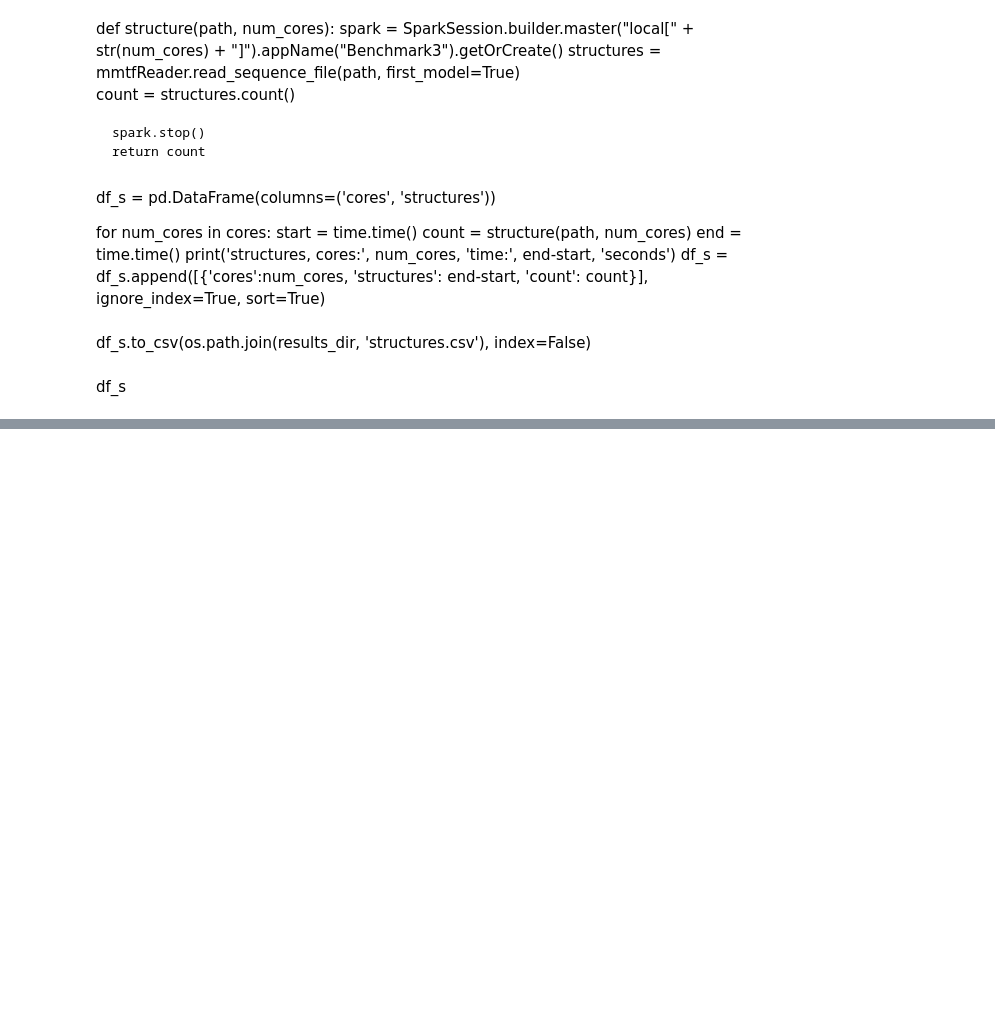
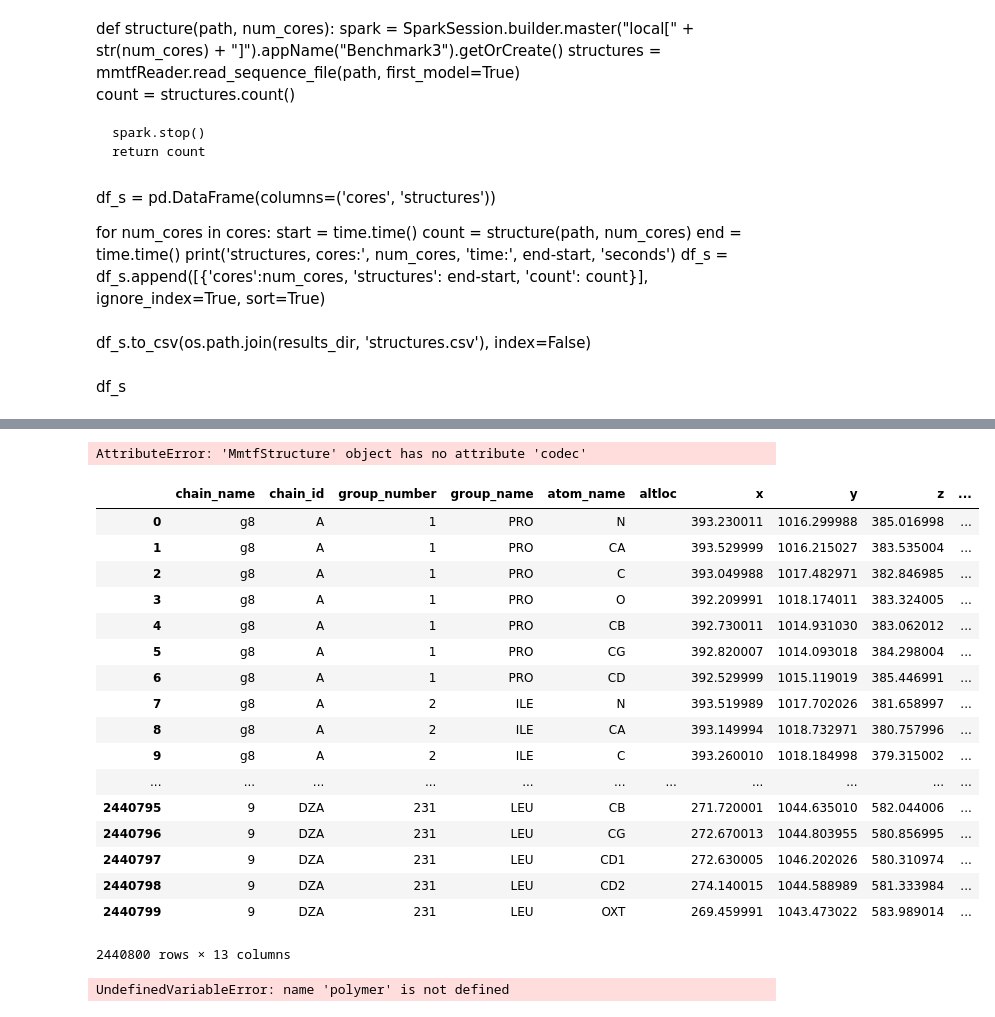
Before and after one commit to pwrose/mmtf-pyspark-benchmarks, a Jupyter notebook: notebooks/RunPandasBenchmarks.ipynb, the cells around one changed output, grey strips where cells are left out. Drawn from its saved outputs; the diff is of its cells as text; code cells hidden in the pictures; blank space fills up the shorter version.

```diff
--- a/notebooks/RunPandasBenchmarks.ipynb
+++ b/notebooks/RunPandasBenchmarks.ipynb
@@ -51,8 +52,8 @@ df_s.to_csv(os.path.join(results_dir, 'structures.csv'), index=False)
 # %% [markdown]
 df_s
 # %%
-spark = SparkSession.builder.master("local[4]").appName("Benchmark3").getOrCreate()
+spark = SparkSession.builder.master("local[1]").appName("Benchmark3").getOrCreate()
 #structures = mmtfReader.read_sequence_file(path, first_model=True)
-structures = mmtfReader.download_full_mmtf_files(['4HHB'])
-#structures = structures.filter(lambda s: s[0] == '4HHB')
+#structures = mmtfReader.download_full_mmtf_files(['4HHB'])
+structures = mmtfReader.download_full_mmtf_files(['3J3Q'])
 dfs = structures.values().first()
@@ -59,16 +145,43 @@ dfs = structures.values().first()
 # %%
-import pandas as pd
-# df = pd.DataFrame({'chain_name': dfs.chain_names,
-#                                     'chain_id': dfs.chain_ids,
-#                                     'group_number': dfs.group_numbers,
-#                                     'group_name': dfs.group_names,
-#                                     'atom_name': dfs.atom_names,
-#                                     'altloc': dfs.alt_loc_list,
-#                                     'x': dfs.x_coord_list,
-#                                     'y': dfs.y_coord_list,
-#                                     'z': dfs.z_coord_list,
-#                                     'o': dfs.occupancy_list,
-#                                     'b': dfs.b_factor_list,
-#                                     'element': dfs.elements,
-#                                     'polymer:': dfs.polymer
-#                                     })
+%%time
+df = pd.DataFrame({'chain_name': dfs.chain_names,
+                                    'chain_id': dfs.chain_ids,
+                                    'group_number': dfs.group_numbers,
+                                    'group_name': dfs.group_names,
+                                    'atom_name': dfs.atom_names,
+                                    'altloc': dfs.alt_loc_list,
+                                    'x': dfs.x_coord_list,
+                                    'y': dfs.y_coord_list,
+                                    'z': dfs.z_coord_list,
+                                    'o': dfs.occupancy_list,
+                                    'b': dfs.b_factor_list,
+                                    'element': dfs.elements,
+                                    'polymer:': dfs.polymer
+                                    })
+# %% [output]
+AttributeError: 'MmtfStructure' object has no attribute 'codec'
+# %%
+df
+# %% [output]
+|  | chain_name | chain_id | group_number | group_name | atom_name | altloc | x | y | z | ... |
+| 0 | g8 | A | 1 | PRO | N |  | 393.230011 | 1016.299988 | 385.016998 | ... |
+| 1 | g8 | A | 1 | PRO | CA |  | 393.529999 | 1016.215027 | 383.535004 | ... |
+| 2 | g8 | A | 1 | PRO | C |  | 393.049988 | 1017.482971 | 382.846985 | ... |
+| 3 | g8 | A | 1 | PRO | O |  | 392.209991 | 1018.174011 | 383.324005 | ... |
+| 4 | g8 | A | 1 | PRO | CB |  | 392.730011 | 1014.931030 | 383.062012 | ... |
+| 5 | g8 | A | 1 | PRO | CG |  | 392.820007 | 1014.093018 | 384.298004 | ... |
+| 6 | g8 | A | 1 | PRO | CD |  | 392.529999 | 1015.119019 | 385.446991 | ... |
+| 7 | g8 | A | 2 | ILE | N |  | 393.519989 | 1017.702026 | 381.658997 | ... |
+| 8 | g8 | A | 2 | ILE | CA |  | 393.149994 | 1018.732971 | 380.757996 | ... |
+| 9 | g8 | A | 2 | ILE | C |  | 393.260010 | 1018.184998 | 379.315002 | ... |
+| ... | ... | ... | ... | ... | ... | ... | ... | ... | ... | ... |
+| 2440795 | 9 | DZA | 231 | LEU | CB |  | 271.720001 | 1044.635010 | 582.044006 | ... |
+| 2440796 | 9 | DZA | 231 | LEU | CG |  | 272.670013 | 1044.803955 | 580.856995 | ... |
+| 2440797 | 9 | DZA | 231 | LEU | CD1 |  | 272.630005 | 1046.202026 | 580.310974 | ... |
+| 2440798 | 9 | DZA | 231 | LEU | CD2 |  | 274.140015 | 1044.588989 | 581.333984 | ... |
+| 2440799 | 9 | DZA | 231 | LEU | OXT |  | 269.459991 | 1043.473022 | 583.989014 | ... |
+2440800 rows × 13 columns
+# %%
+q = df.query("polymer == True")
+# %% [output]
+UndefinedVariableError: name 'polymer' is not defined
```
Also changed, not shown: parts of 22 cells of this notebook, 2 other files.
